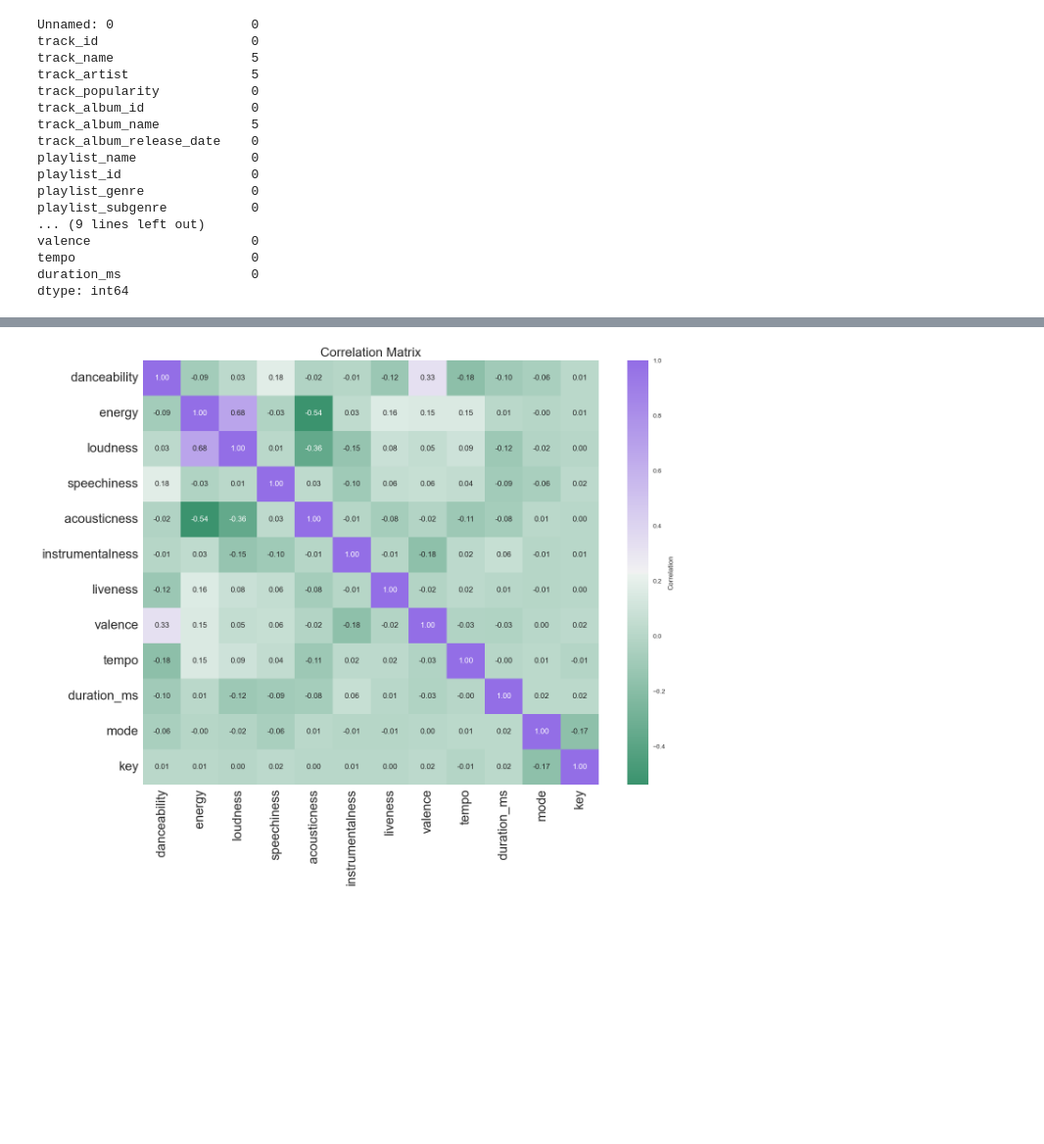
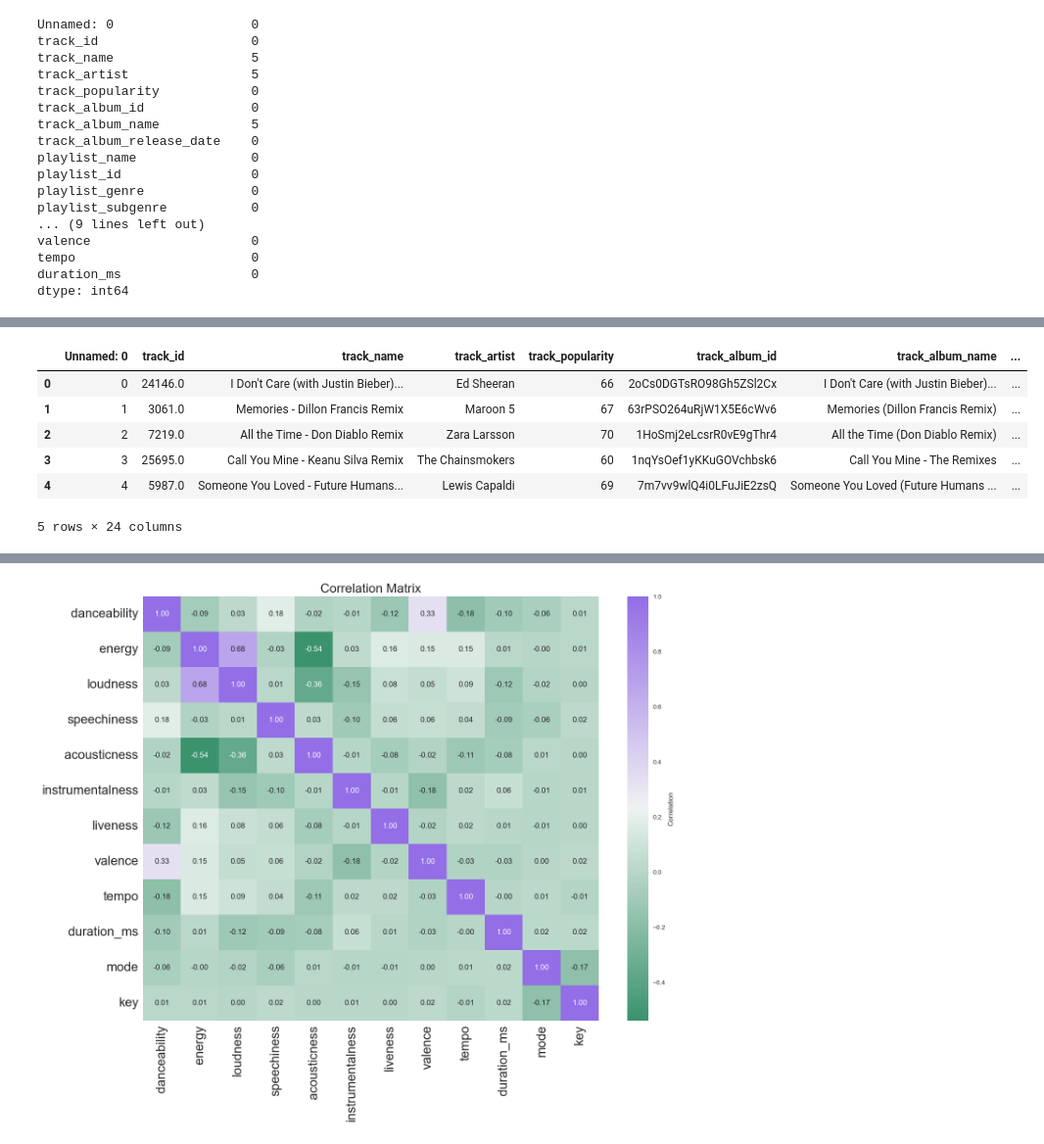
Before and after one commit to mariashiferaw/Team-4--Music-Recommendation-System, a Jupyter notebook: Random Forest-Music Recommendation .ipynb, the cells around one changed output, grey strips where cells are left out. Shown at 98% size. Saved outputs shown, nothing was run; the diff lists cells and outputs as text; code cells hidden in the pictures; blank space fills up the shorter version.

```diff
--- a/Random Forest-Music Recommendation .ipynb
+++ b/Random Forest-Music Recommendation .ipynb
@@ -135,6 +135,32 @@ Name: track_id, Length: 32833, dtype: float64
 
 features = song_data[['danceability', 'energy', 'loudness', 'speechiness', 'acousticness',
                          'instrumentalness', 'liveness', 'valence', 'tempo', 'duration_ms', 'mode', 'key']]
+# %%
+# Import necessary library
+from scipy.stats.mstats import winsorize
+
+#It applies winsorization to the dataset, replacing outliers in
+#specified columns with values at the 5th and 95th percentiles.
+# Define a function to winsorize outliers
+
+def handle_outliers_winsorize(df):
+    # Apply winsorization to each column containing outliers
+    columns_with_outliers = ['danceability', 'energy', 'loudness', 'speechiness', 'acousticness', 'instrumentalness', 'liveness', 'tempo', 'duration_ms', 'key', 'mode']
+    for col in columns_with_outliers:
+        song_data.loc[:, col] = winsorize(song_data[col], limits=[0.05, 0.05])  # Winsorize at the 5th and 95th percentiles
+    return song_data
+
+# Apply winsorization to your dataset
+song_data = handle_outliers_winsorize(song_data)
+song_data.head()
+# %% [output]
+|  | Unnamed: 0 | track_id | track_name | track_artist | track_popularity | track_album_id | track_album_name | ... |
+| 0 | 0 | 24146.0 | I Don't Care (with Justin Bieber)... | Ed Sheeran | 66 | 2oCs0DGTsRO98Gh5ZSl2Cx | I Don't Care (with Justin Bieber)... | ... |
+| 1 | 1 | 3061.0 | Memories - Dillon Francis Remix | Maroon 5 | 67 | 63rPSO264uRjW1X5E6cWv6 | Memories (Dillon Francis Remix) | ... |
+| 2 | 2 | 7219.0 | All the Time - Don Diablo Remix | Zara Larsson | 70 | 1HoSmj2eLcsrR0vE9gThr4 | All the Time (Don Diablo Remix) | ... |
+| 3 | 3 | 25695.0 | Call You Mine - Keanu Silva Remix | The Chainsmokers | 60 | 1nqYsOef1yKKuGOVchbsk6 | Call You Mine - The Remixes | ... |
+| 4 | 4 | 5987.0 | Someone You Loved - Future Humans... | Lewis Capaldi | 69 | 7m7vv9wlQ4i0LFuJiE2zsQ | Someone You Loved (Future Humans ... | ... |
+5 rows × 24 columns
 # %%
 import matplotlib.pyplot as plt
 import seaborn as sns
```
Also changed, not shown: parts of 5 cells of this notebook.
